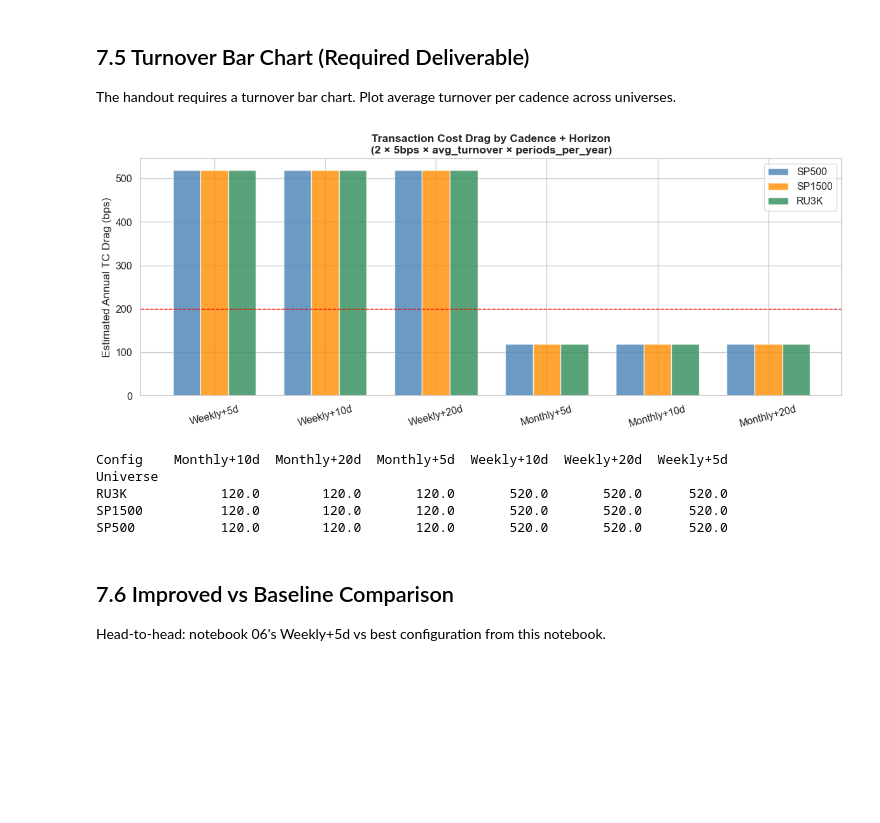
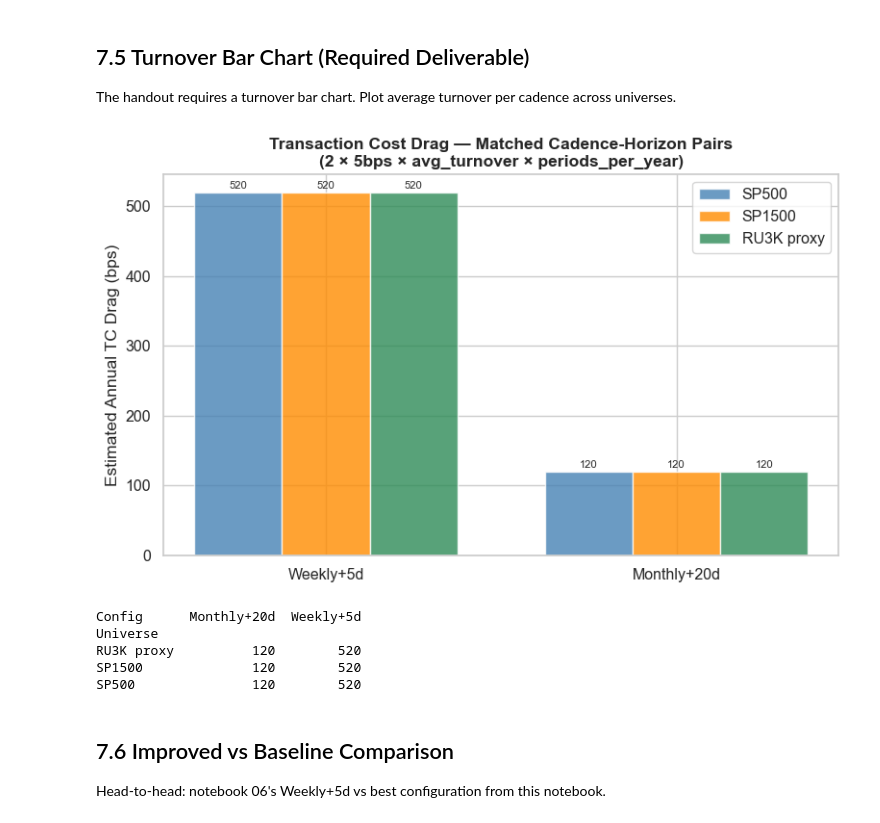
Before and after one commit to ItachiUchiha729/NLP_FinalProject_ATC_Backtest, a Jupyter notebook: notebooks/07_horizon_sensitivity.ipynb, the cells around one changed output. Cells and saved outputs as stored; diff of their text form; code cells hidden in the pictures; blank space fills up the shorter version.

```diff
--- a/notebooks/07_horizon_sensitivity.ipynb
+++ b/notebooks/07_horizon_sensitivity.ipynb
@@ -192,10 +214,9 @@ RU3K: best = Weekly + 20d  Net Sharpe = 1.342
 # %%
 fig, axes = plt.subplots(2, 3, figsize=(18, 9))
 
-for col_idx, univ_label in enumerate(['SP500', 'SP1500', 'RU3K']):
-    cfg  = best_configs[univ_label]
-    freq, ppy = FREQ_MAP[cfg['Cadence']]
-    h    = H_MAP[cfg['Horizon']]
+for col_idx, univ_label in enumerate(['SP500', 'SP1500', 'RU3K proxy']):
+    cfg_label = best_configs[univ_label]['Config']
+    freq, ppy, h = FREQ_MAP[cfg_label]
     univ = UNIV_TO_COL[univ_label]
 
     try:
@@ -204,17 +225,14 @@ for col_idx, univ_label in enumerate(['SP500', 'SP1500', 'RU3K']):
         cum_net   = (1 + ret_df['net_ls']).cumprod() - 1
         net_sh    = sharpe(ret_df['net_ls'], ppy)
 
-        # Cumulative return
         ax = axes[0, col_idx]
         ax.plot(dates, cum_net * 100, 'steelblue', lw=1.8)
         ax.fill_between(dates, 0, cum_net * 100, where=cum_net > 0, alpha=0.15, color='green')
         ax.fill_between(dates, 0, cum_net * 100, where=cum_net < 0, alpha=0.15, color='red')
         ax.axhline(0, color='grey', lw=0.6)
-        ax.set_title(f'{univ_label} — {cfg["Cadence"]} + {cfg["Horizon"]}\n'
-                     f'Net Sharpe = {net_sh:.2f}', fontweight='bold')
+        ax.set_title(f'{univ_label} — {cfg_label}\nNet Sharpe = {net_sh:.2f}', fontweight='bold')
         ax.set_ylabel('Cumulative Return (%)')
 
-        # Drawdown
         ax = axes[1, col_idx]
         cumval = 1 + cum_net
         peak   = cumval.expanding().max()
@@ -228,7 +246,7 @@ for col_idx, univ_label in enumerate(['SP500', 'SP1500', 'RU3K']):
             axes[r, col_idx].text(0.5, 0.5, f'Error: {e}', ha='center', va='center',
                                   transform=axes[r, col_idx].transAxes)
 
-fig.suptitle('Best Horizon+Cadence per Universe — ATCClassifierScore, 2010–2026, 5bps TC',
+fig.suptitle('Best Matched Config per Universe — ATCClassifierScore, 2010–2026, 5bps TC',
              fontsize=13, fontweight='bold')
 plt.tight_layout()
 plt.savefig(FIG_DIR / 'best_horizon_equity_curves.png', dpi=150, bbox_inches='tight')
@@ -297,53 +315,52 @@ Saved → data/summary_results_improved.csv
 
 The handout requires a turnover bar chart. Plot average turnover per cadence across universes.
 # %%
+# Turnover bar chart — show only matched pairs
 turn_data = []
-for univ_label in ['SP500', 'SP1500', 'RU3K']:
-    univ = UNIV_TO_COL[univ_label]
-    for cad_label, (freq, ppy) in FREQ_MAP.items():
-        for h in [5, 10, 20]:
-            try:
-                _, trn_df = simulate_portfolio(feat_df, SIGNAL, univ, freq, h)
-                annual_tc_bps = trn_df['turnover'].mean() * 2 * TC_BPS * ppy
-                turn_data.append({'Universe': univ_label,
-                                  'Config': f'{cad_label}+{h}d',
-                                  'Annual TC (bps)': round(annual_tc_bps, 0)})
-            except:
-                pass
+for config_label, (freq, ppy, h) in FREQ_MAP.items():
+    for univ_label in ['SP500', 'SP1500', 'RU3K proxy']:
+        univ = UNIV_TO_COL[univ_label]
+        try:
+            _, trn_df  = simulate_portfolio(feat_df, SIGNAL, univ, freq, h)
+            annual_tc  = trn_df['turnover'].mean() * 2 * TC_BPS * ppy
+            turn_data.append({'Config': config_label, 'Universe': univ_label,
+                              'Annual TC (bps)': round(annual_tc)})
+        except:
+            pass
 
 turn_df = pd.DataFrame(turn_data)
 
-fig, ax = plt.subplots(figsize=(12, 5))
-configs = turn_df['Config'].unique()
-x = np.arange(len(configs))
-width = 0.25
+fig, ax = plt.subplots(figsize=(8, 5))
+x      = np.arange(len(FREQ_MAP))
+width  = 0.25
 colors = ['steelblue', 'darkorange', 'seagreen']
 
-for i, (univ_label, color) in enumerate(zip(['SP500', 'SP1500', 'RU3K'], colors)):
-    vals = [turn_df[(turn_df['Universe']==univ_label) &
-                    (turn_df['Config']==c)]['Annual TC (bps)'].values
-            for c in configs]
-    vals = [v[0] if len(v) > 0 else 0 for v in vals]
-    ax.bar(x + i*width, vals, width, label=univ_label, color=color, alpha=0.8)
+for i, (univ_label, color) in enumerate(zip(['SP500', 'SP1500', 'RU3K proxy'], colors)):
+    vals = [turn_df[(turn_df['Config'] == c) &
+                    (turn_df['Universe'] == univ_label)]['Annual TC (bps)'].values
+            for c in FREQ_MAP]
+    vals = [v[0] if len(v) else 0 for v in vals]
+    ax.bar(x + i * width, vals, width, label=univ_label, color=color, alpha=0.8)
+    for xi, v in zip(x + i * width, vals):
+        ax.text(xi, v + 2, f'{v:.0f}', ha='center', va='bottom', fontsize=8)
 
 ax.set_xticks(x + width)
-ax.set_xticklabels(configs, rotation=15)
+ax.set_xticklabels(list(FREQ_MAP.keys()))
 ax.set_ylabel('Estimated Annual TC Drag (bps)')
-ax.set_title('Transaction Cost Drag by Cadence + Horizon\n'
+ax.set_title('Transaction Cost Drag — Matched Cadence-Horizon Pairs\n'
              '(2 × 5bps × avg_turnover × periods_per_year)', fontweight='bold')
 ax.legend()
-ax.axhline(200, color='red', lw=1, ls='--', label='200bps threshold')
 plt.tight_layout()
 plt.savefig(FIG_DIR / 'turnover_bar_chart.png', dpi=150, bbox_inches='tight')
 plt.show()
 print(turn_df.pivot(index='Universe', columns='Config', values='Annual TC (bps)').to_string())
 # %% [output]
-[figure, old version]
+[figure, new version]
-Config    Monthly+10d  Monthly+20d  Monthly+5d  Weekly+10d  Weekly+20d  Weekly+5d
+Config      Monthly+20d  Weekly+5d
 Universe
-RU3K            120.0        120.0       120.0       520.0       520.0      520.0
-SP1500          120.0        120.0       120.0       520.0       520.0      520.0
-SP500           120.0        120.0       120.0       520.0       520.0      520.0
+RU3K proxy          120        520
+SP1500              120        520
+SP500               120        520
 # %% [markdown]
 ## 7.6 Improved vs Baseline Comparison
 
```
Also changed, not shown: parts of 9 cells of this notebook, 7 other files.
